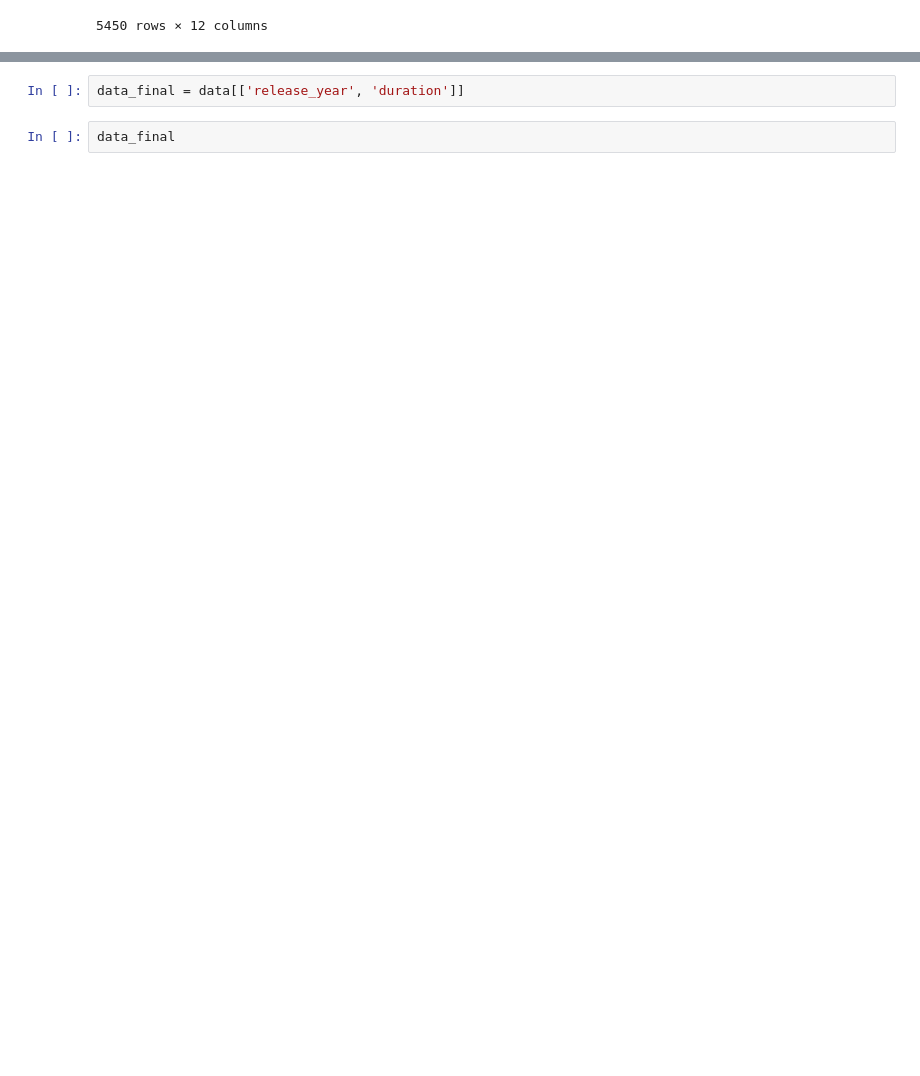
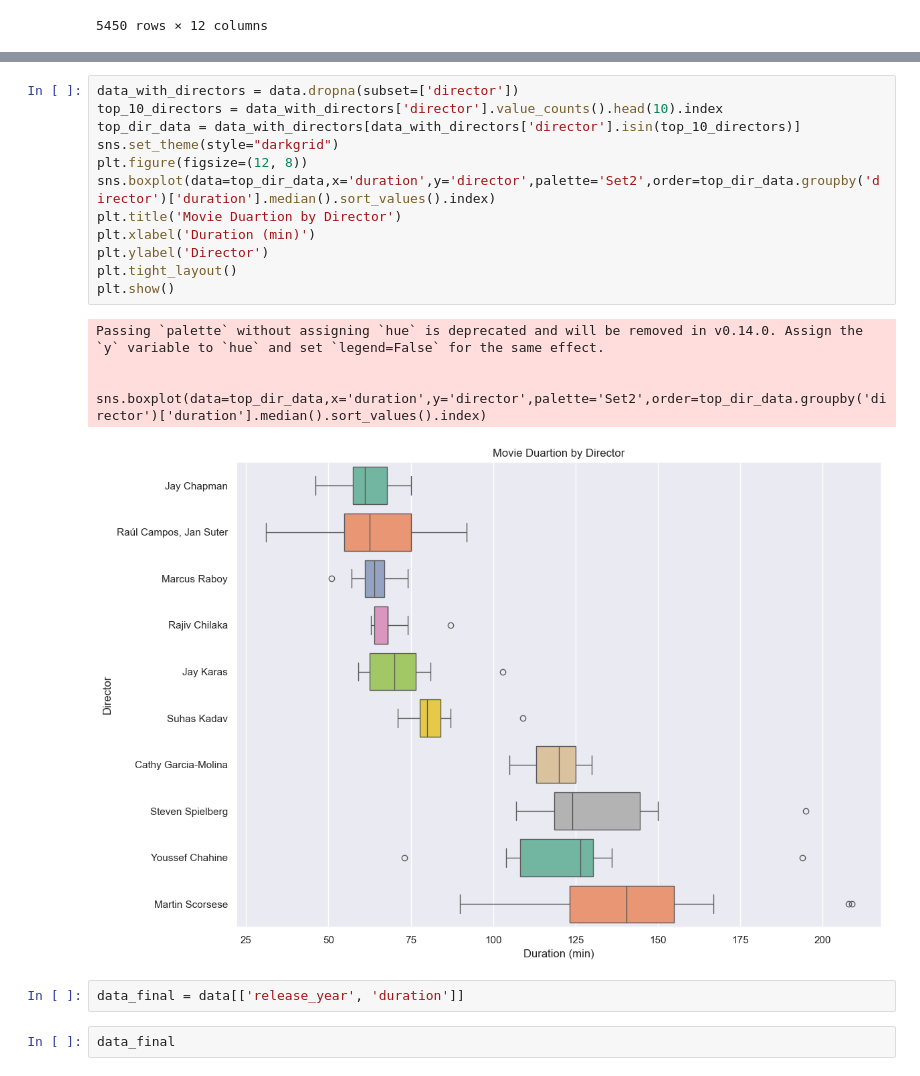
Before and after one commit to YoussefTharwat-8/netflix-duration-analysis, a Jupyter notebook: notebook/Project_3.ipynb, the cells around one changed output, grey strips where cells are left out. Drawn from its saved outputs; the diff is of its cells as text; blank space fills up the shorter version.

```diff
--- a/notebook/Project_3.ipynb
+++ b/notebook/Project_3.ipynb
@@ -171,3 +188,20 @@ data
+# %%
+data_with_directors = data.dropna(subset=['director'])
+top_10_directors = data_with_directors['director'].value_counts().head(10).index
+top_dir_data = data_with_directors[data_with_directors['director'].isin(top_10_directors)]
+sns.set_theme(style="darkgrid")
+plt.figure(figsize=(12, 8))
+sns.boxplot(data=top_dir_data,x='duration',y='director',palette='Set2',order=top_dir_data.groupby('director')['duration'].median().sort_values().index)
+plt.title('Movie Duartion by Director')
+plt.xlabel('Duration (min)')
+plt.ylabel('Director')
+plt.tight_layout()
+plt.show()
+# %% [output]
+Passing `palette` without assigning `hue` is deprecated and will be removed in v0.14.0. Assign the `y` variable to `hue` and set `legend=False` for the same effect.
+
+  sns.boxplot(data=top_dir_data,x='duration',y='director',palette='Set2',order=top_dir_data.groupby('director')['duration'].median().sort_values().index)
+[figure, added]
 # %%
 data_final = data[['release_year', 'duration']]
 # %%
```
Also changed, not shown: parts of 10 cells of this notebook.
